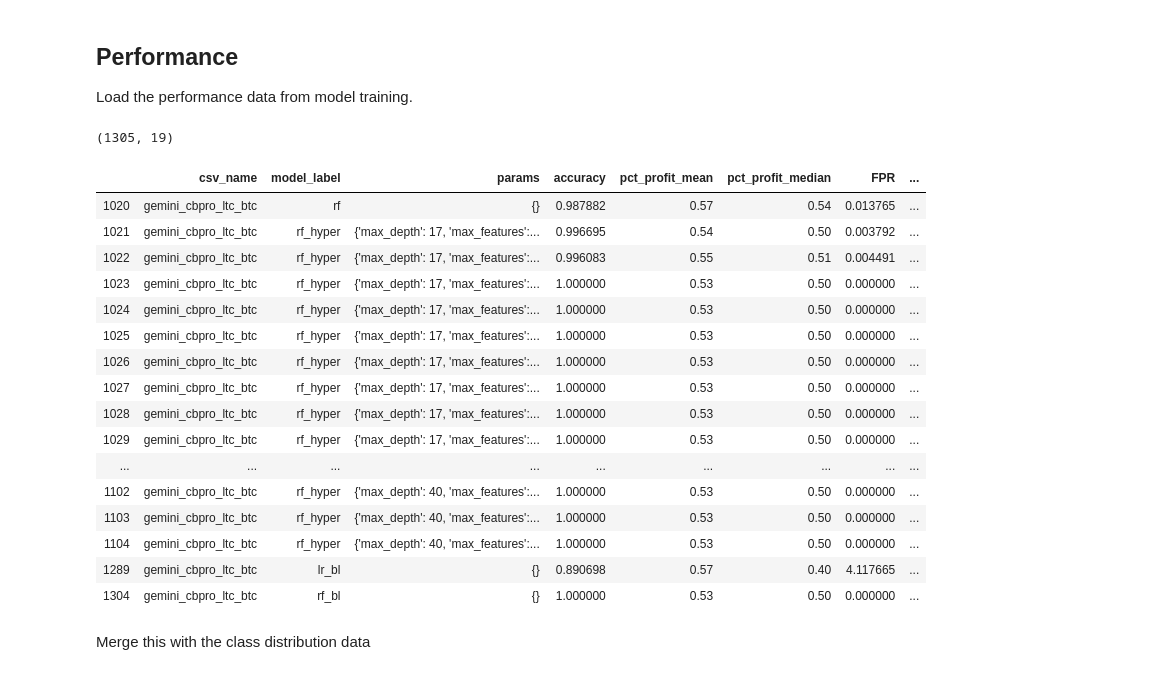
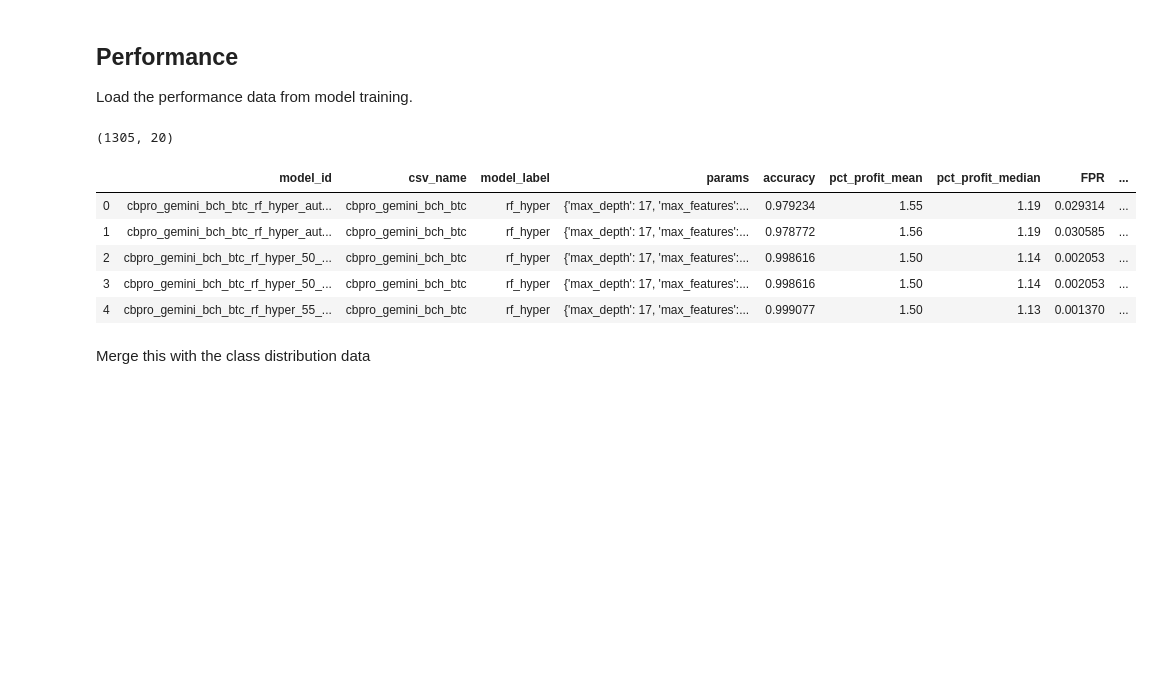
Before and after one commit to Cryptolytic-app/cryptolyticapp, a Jupyter notebook: modeling/3_arbitrage_model_evaluation.ipynb, the cells around one changed output. Cells and saved outputs as stored; diff of their text form; code cells hidden in the pictures; blank space fills up the shorter version.

```diff
--- a/modeling/3_arbitrage_model_evaluation.ipynb
+++ b/modeling/3_arbitrage_model_evaluation.ipynb
@@ -183,27 +183,20 @@ Load the performance data from model training.
 # %%
 perf_df = pd.read_csv('data/model_perf.csv')
 print(perf_df.shape) # (1305, 20)
 perf_df.head()
-perf_df[perf_df['csv_name'] == 'gemini_cbpro_ltc_btc']
+
+# gemini_hitbtc_ltc_btc_rf_bl
+# inf_value = perf_df[(perf_df['model_id'] == 'gemini_hitbtc_ltc_btc_rf_bl')]['FPR'].values[0]
+# perf_df[perf_df['FPR'] == inf_value]
+# perf_df[(perf_df['csv_name'] == 'gemini_cbpro_ltc_btc') & (perf_df['model_label'] == 'rf_bl')]
 # %% [output]
-(1305, 19)
+(1305, 20)
-|  | csv_name | model_label | params | accuracy | pct_profit_mean | pct_profit_median | FPR | ... |
-| 1020 | gemini_cbpro_ltc_btc | rf | {} | 0.987882 | 0.57 | 0.54 | 0.013765 | ... |
-| 1021 | gemini_cbpro_ltc_btc | rf_hyper | {'max_depth': 17, 'max_features':... | 0.996695 | 0.54 | 0.50 | 0.003792 | ... |
-| 1022 | gemini_cbpro_ltc_btc | rf_hyper | {'max_depth': 17, 'max_features':... | 0.996083 | 0.55 | 0.51 | 0.004491 | ... |
-| 1023 | gemini_cbpro_ltc_btc | rf_hyper | {'max_depth': 17, 'max_features':... | 1.000000 | 0.53 | 0.50 | 0.000000 | ... |
-| 1024 | gemini_cbpro_ltc_btc | rf_hyper | {'max_depth': 17, 'max_features':... | 1.000000 | 0.53 | 0.50 | 0.000000 | ... |
-| 1025 | gemini_cbpro_ltc_btc | rf_hyper | {'max_depth': 17, 'max_features':... | 1.000000 | 0.53 | 0.50 | 0.000000 | ... |
-| 1026 | gemini_cbpro_ltc_btc | rf_hyper | {'max_depth': 17, 'max_features':... | 1.000000 | 0.53 | 0.50 | 0.000000 | ... |
-| 1027 | gemini_cbpro_ltc_btc | rf_hyper | {'max_depth': 17, 'max_features':... | 1.000000 | 0.53 | 0.50 | 0.000000 | ... |
-| 1028 | gemini_cbpro_ltc_btc | rf_hyper | {'max_depth': 17, 'max_features':... | 1.000000 | 0.53 | 0.50 | 0.000000 | ... |
-| 1029 | gemini_cbpro_ltc_btc | rf_hyper | {'max_depth': 17, 'max_features':... | 1.000000 | 0.53 | 0.50 | 0.000000 | ... |
-| ... | ... | ... | ... | ... | ... | ... | ... | ... |
-| 1102 | gemini_cbpro_ltc_btc | rf_hyper | {'max_depth': 40, 'max_features':... | 1.000000 | 0.53 | 0.50 | 0.000000 | ... |
-| 1103 | gemini_cbpro_ltc_btc | rf_hyper | {'max_depth': 40, 'max_features':... | 1.000000 | 0.53 | 0.50 | 0.000000 | ... |
-| 1104 | gemini_cbpro_ltc_btc | rf_hyper | {'max_depth': 40, 'max_features':... | 1.000000 | 0.53 | 0.50 | 0.000000 | ... |
-| 1289 | gemini_cbpro_ltc_btc | lr_bl | {} | 0.890698 | 0.57 | 0.40 | 4.117665 | ... |
-| 1304 | gemini_cbpro_ltc_btc | rf_bl | {} | 1.000000 | 0.53 | 0.50 | 0.000000 | ... |
+|  | model_id | csv_name | model_label | params | accuracy | pct_profit_mean | pct_profit_median | FPR | ... |
+| 0 | cbpro_gemini_bch_btc_rf_hyper_aut... | cbpro_gemini_bch_btc | rf_hyper | {'max_depth': 17, 'max_features':... | 0.979234 | 1.55 | 1.19 | 0.029314 | ... |
+| 1 | cbpro_gemini_bch_btc_rf_hyper_aut... | cbpro_gemini_bch_btc | rf_hyper | {'max_depth': 17, 'max_features':... | 0.978772 | 1.56 | 1.19 | 0.030585 | ... |
+| 2 | cbpro_gemini_bch_btc_rf_hyper_50_... | cbpro_gemini_bch_btc | rf_hyper | {'max_depth': 17, 'max_features':... | 0.998616 | 1.50 | 1.14 | 0.002053 | ... |
+| 3 | cbpro_gemini_bch_btc_rf_hyper_50_... | cbpro_gemini_bch_btc | rf_hyper | {'max_depth': 17, 'max_features':... | 0.998616 | 1.50 | 1.14 | 0.002053 | ... |
+| 4 | cbpro_gemini_bch_btc_rf_hyper_55_... | cbpro_gemini_bch_btc | rf_hyper | {'max_depth': 17, 'max_features':... | 0.999077 | 1.50 | 1.13 | 0.001370 | ... |
 # %% [markdown]
 Merge this with the class distribution data
 # %%
```
Also changed, not shown: parts of 12 cells of this notebook, 1 other file.
